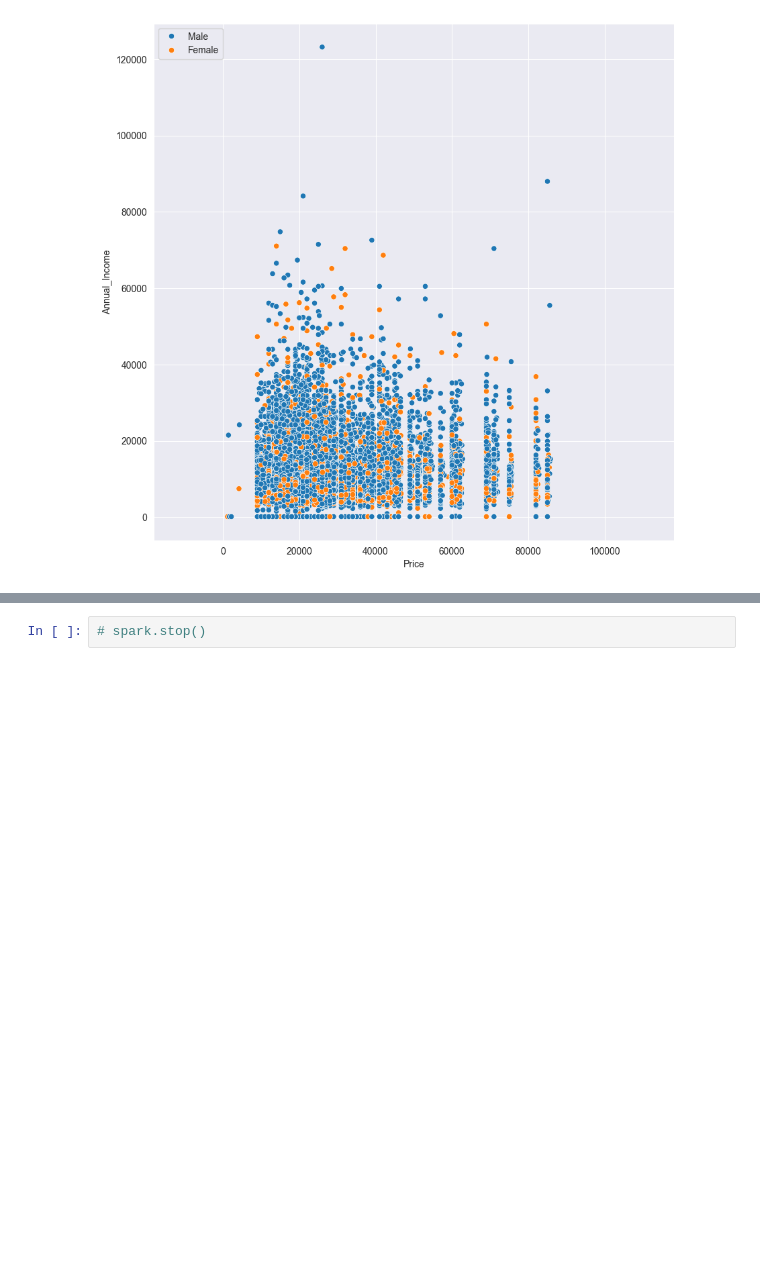
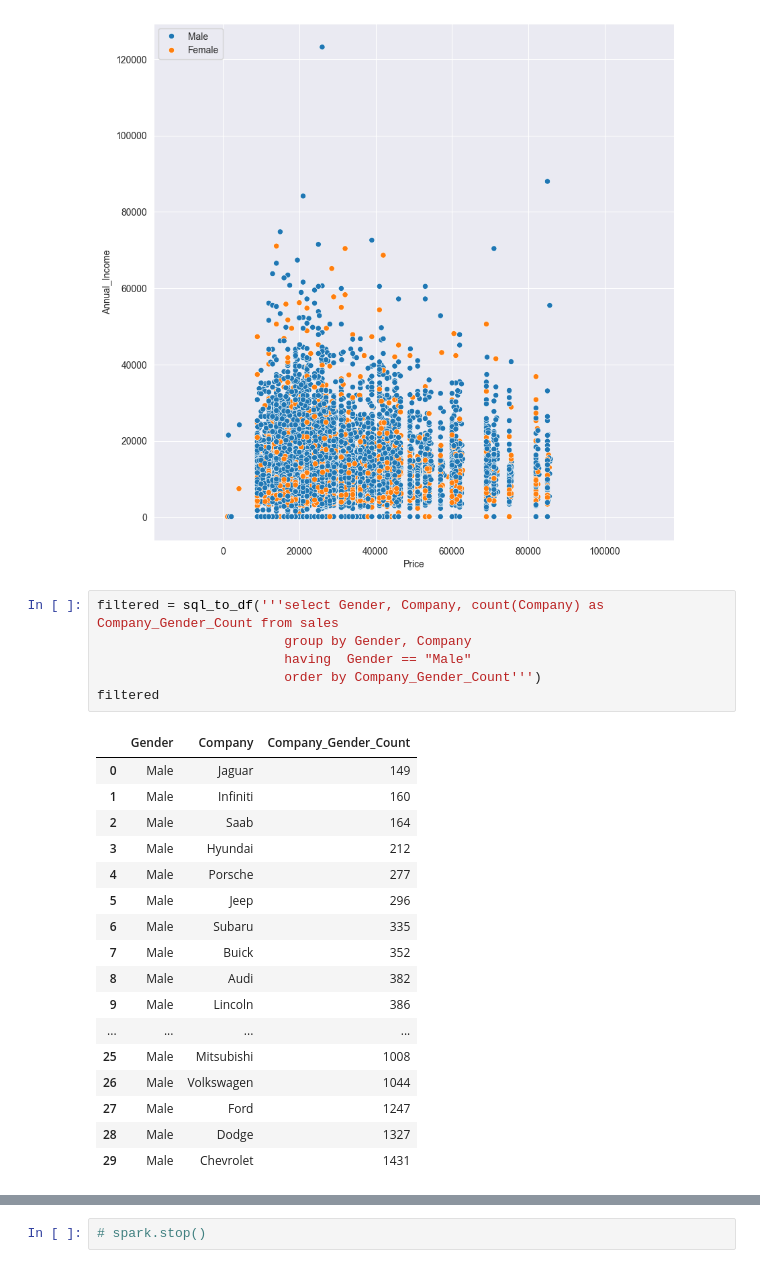
Before and after one commit to File500/Data_science_and_analysis, a Jupyter notebook: analysis/visual_analysis/car_ownership_and_sales_EDA.ipynb, the cells around one changed output, grey strips where cells are left out. Saved outputs shown, nothing was run; the diff lists cells and outputs as text; blank space fills up the shorter version.

```diff
--- a/analysis/visual_analysis/car_ownership_and_sales_EDA.ipynb
+++ b/analysis/visual_analysis/car_ownership_and_sales_EDA.ipynb
@@ -245,3 +245,27 @@ plt.legend(loc='upper left')
 # %% [output]
 <matplotlib.legend.Legend at 0x...>
 [figure]
+# %%
+filtered = sql_to_df('''select Gender, Company, count(Company) as Company_Gender_Count from sales
+                        group by Gender, Company
+                        having  Gender == "Male"
+                        order by Company_Gender_Count''')
+filtered
+# %% [output]
+|  | Gender | Company | Company_Gender_Count |
+| 0 | Male | Jaguar | 149 |
+| 1 | Male | Infiniti | 160 |
+| 2 | Male | Saab | 164 |
+| 3 | Male | Hyundai | 212 |
+| 4 | Male | Porsche | 277 |
+| 5 | Male | Jeep | 296 |
+| 6 | Male | Subaru | 335 |
+| 7 | Male | Buick | 352 |
+| 8 | Male | Audi | 382 |
+| 9 | Male | Lincoln | 386 |
+| ... | ... | ... | ... |
+| 25 | Male | Mitsubishi | 1008 |
+| 26 | Male | Volkswagen | 1044 |
+| 27 | Male | Ford | 1247 |
+| 28 | Male | Dodge | 1327 |
+| 29 | Male | Chevrolet | 1431 |
```
Also changed, not shown: parts of 5 cells of this notebook.
